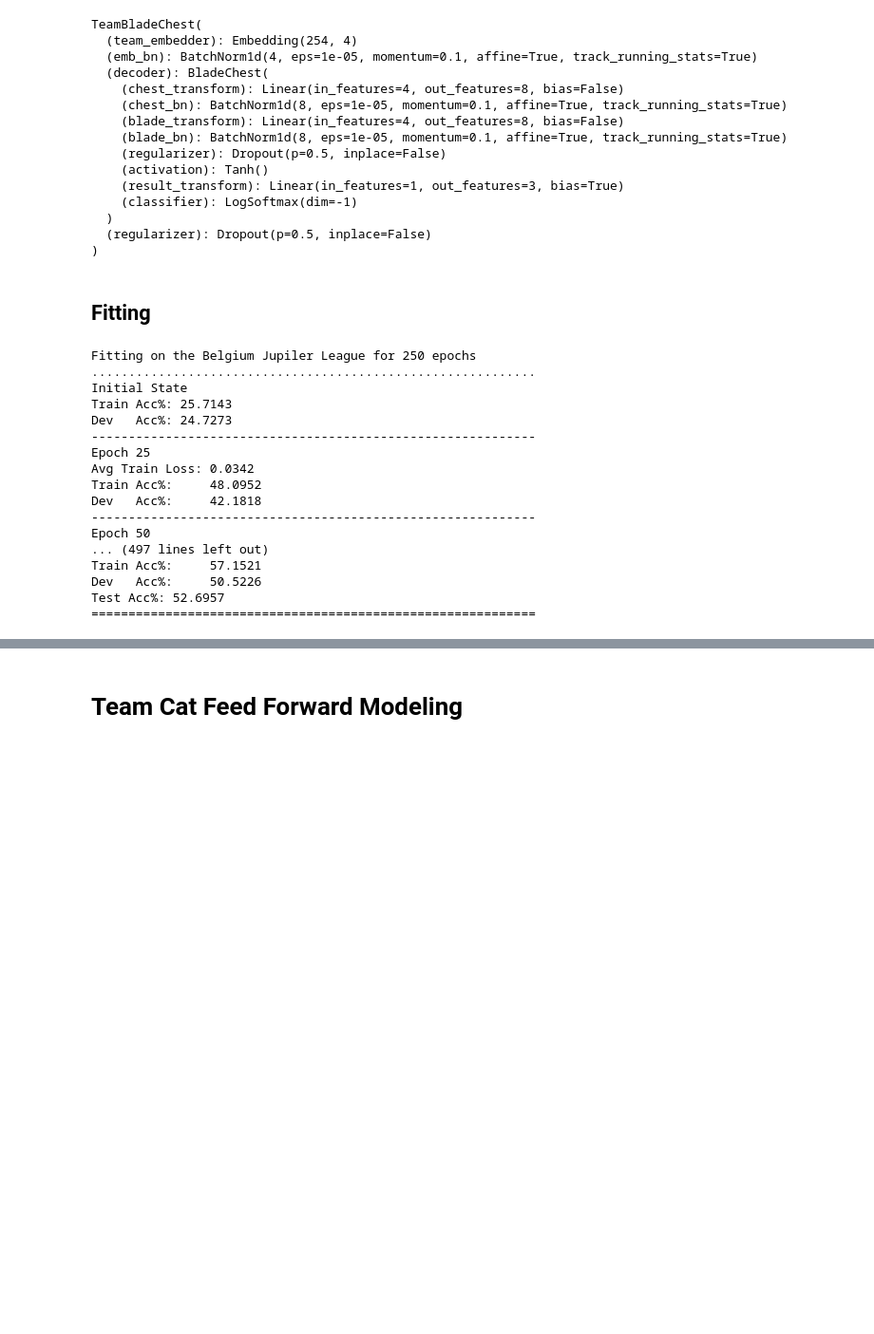
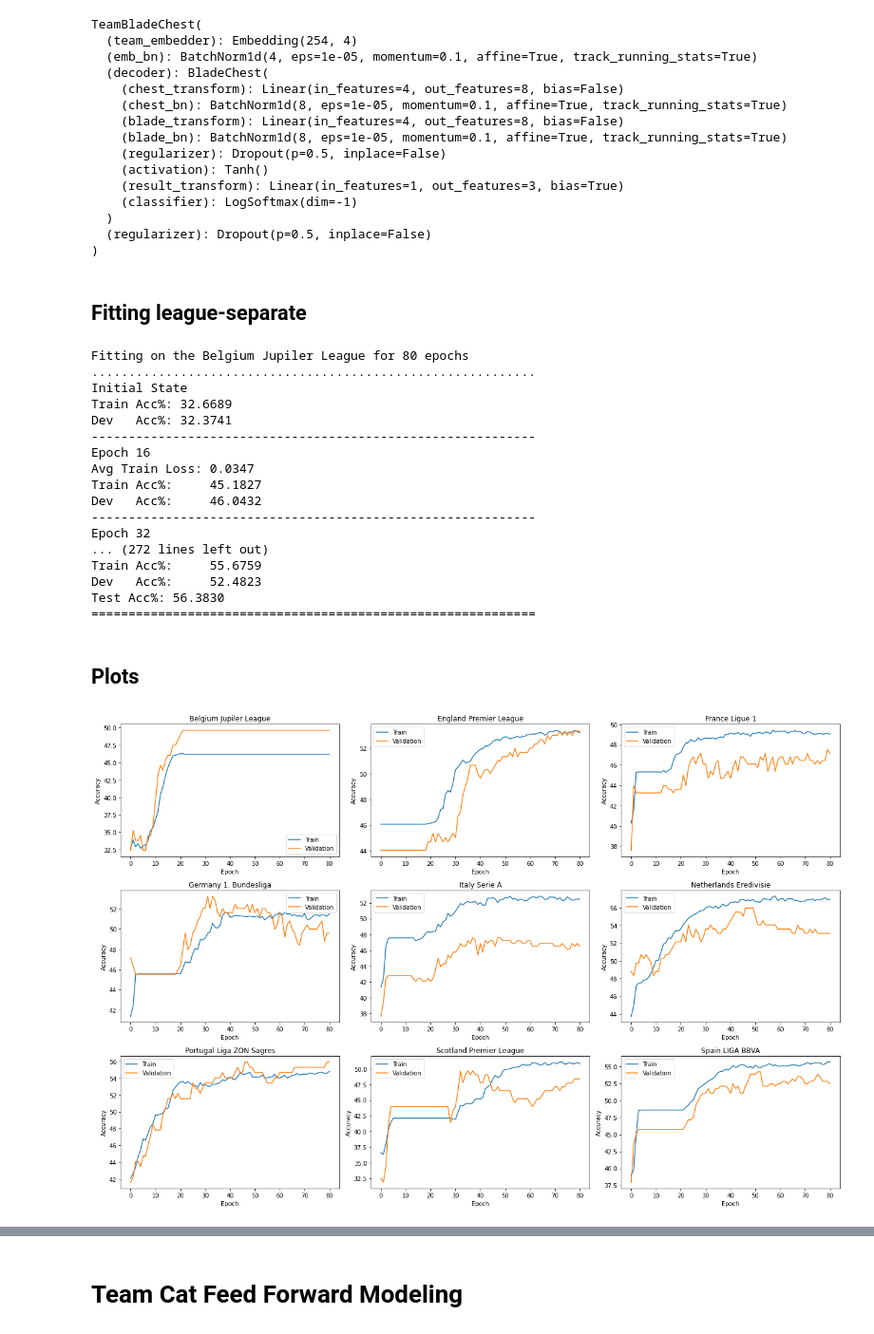
Before and after one commit to sunnybutwithano/Sports-Analysis-with-GNNs, a Jupyter notebook: Con_for_ST_Graph.ipynb, the cells around one changed output, grey strips where cells are left out. Shown at 95% size. Drawn from its saved outputs; the diff is of its cells as text; code cells hidden in the pictures; blank space fills up the shorter version.

```diff
--- a/Con_for_ST_Graph.ipynb
+++ b/Con_for_ST_Graph.ipynb
@@ -423,7 +458,7 @@ class TeamBladeChest(Module):
     self.dropout=dropout
     self.team_embedder = Embedding(self.num_teams, self.embedding_size)
     self.emb_bn = BatchNorm1d(self.embedding_size)
-    self.decoder = BladeChest(self.embedding_size, self.blade_chest_size)
+    self.decoder = BladeChest(self.embedding_size, self.blade_chest_size, dropout)
     self.regularizer = Dropout(p=self.dropout)
 
   def _encode_team(self, team):
@@ -435,7 +470,9 @@ class TeamBladeChest(Module):
 
   def forward(self, home, away):
     home_encoded = self._encode_team(home)
+    # home_encoded = F.one_hot(home, self.num_teams).double()
     away_encoded = self._encode_team(away)
+    # away_encoded = F.one_hot(away, self.num_teams).double()
     return self.decoder(home_encoded, away_encoded)
 # %% [markdown]
 ## Hyperparameters
@@ -458,7 +495,7 @@ tbc_model = TeamBladeChest(
     embedding_size,
     hidden_size,
     dropout=0.5
-)
+).double()
 
 optimizer = torch.optim.Adam(tbc_model.parameters(), lr=learning_rate)
 criterion = NLLLoss()
@@ -480,8 +517,11 @@ TeamBladeChest(
   (regularizer): Dropout(p=0.5, inplace=False)
 )
 # %% [markdown]
-## Fitting
+## Fitting league-separate
 # %%
+league_train_accs = []
+league_dev_accs = []
+league_test_accs = []
 for train_set, dev_set, test_set in zip(train_groups, dev_groups, test_groups):
   # batch_size = train_set.shape[0]
   home_train = torch.from_numpy(train_set.loc[:, ['home_team_label']].values.reshape(-1))
@@ -499,33 +539,38 @@ for train_set, dev_set, test_set in zip(train_groups, dev_groups, test_groups):
   away_test = torch.from_numpy(test_set.loc[:, ['away_team_label']].values.reshape(-1))
   y_test = torch.from_numpy(test_set.loc[:, ['result_label']].values.reshape(-1))
 
-  main(
+  train_accs, dev_accs, test_acc = main(
       (home_train, away_train, y_train),
        batch_size,
       (home_dev, away_dev, y_dev),
       (home_test, away_test, y_test),
-      np.unique(train_set["league"].values).item(),
       tbc_model,
       optimizer,
        criterion,
-       n_epochs,
-       every
+       n_epochs=80,
+       every=16,
+      league=np.unique(train_set["league"].values).item(),
   )
+  league_train_accs.append(train_accs)
+  league_dev_accs.append(dev_accs)
+  league_test_accs.append(test_acc)
 # %% [output]
-Fitting on the Belgium Jupiler League for 250 epochs
+Fitting on the Belgium Jupiler League for 80 epochs
 ............................................................
 Initial State
-Train Acc%: 25.7143
-Dev   Acc%: 24.7273
+Train Acc%: 32.6689
+Dev   Acc%: 32.3741
 ------------------------------------------------------------
-Epoch 25
-Avg Train Loss: 0.0342
-Train Acc%:     48.0952
-Dev   Acc%:     42.1818
+Epoch 16
+Avg Train Loss: 0.0347
+Train Acc%:     45.1827
+Dev   Acc%:     46.0432
 ------------------------------------------------------------
-Epoch 50
-... (497 lines left out)
-Train Acc%:     57.1521
-Dev   Acc%:     50.5226
-Test Acc%: 52.6957
+Epoch 32
+... (272 lines left out)
+Train Acc%:     55.6759
+Dev   Acc%:     52.4823
+Test Acc%: 56.3830
 ============================================================
+# %% [markdown]
+## Plots
@@ -531,0 +579,19 @@ Test Acc%: 52.6957
+# %%
+fig, axs = plt.subplots(3, 3)
+for train_acc, dev_acc, league_data, ax in zip(league_train_accs, league_dev_accs, train_groups, axs.reshape(-1)):
+  league = league_data['league'].values[0]
+  y_train = np.array(train_acc)
+  y_dev = np.array(dev_acc)
+  x = np.arange(0, len(y_train))
+  ax.plot(x, y_train)
+  ax.plot(x, y_dev)
+  ax.legend(['Train', 'Validation'])
+  ax.set_xlabel('Epoch')
+  ax.set_ylabel('Accuracy')
+  ax.set_title(league)
+plt.gcf().set_size_inches(18, 12)
+plt.gcf().set_facecolor('w')
+fig.tight_layout()
+plt.show()
+# %% [output]
+[figure, added]
```
Also changed, not shown: parts of 57 cells of this notebook.
